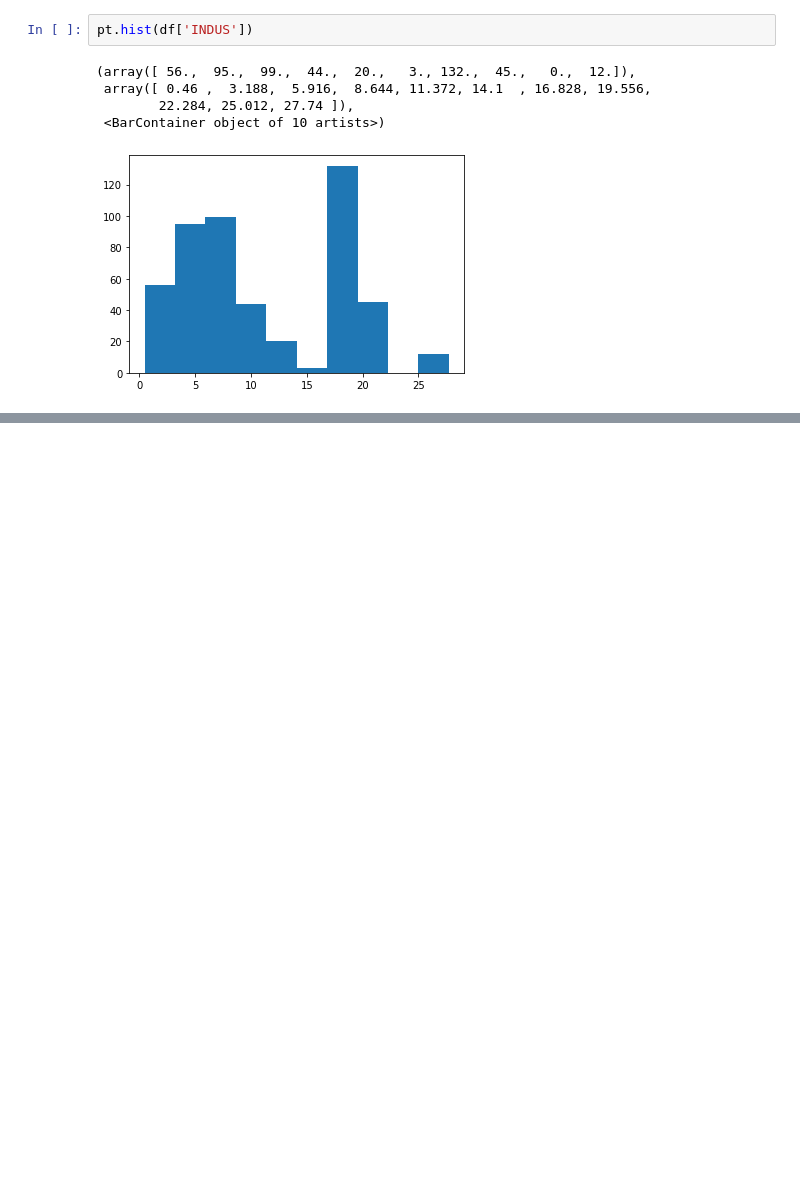
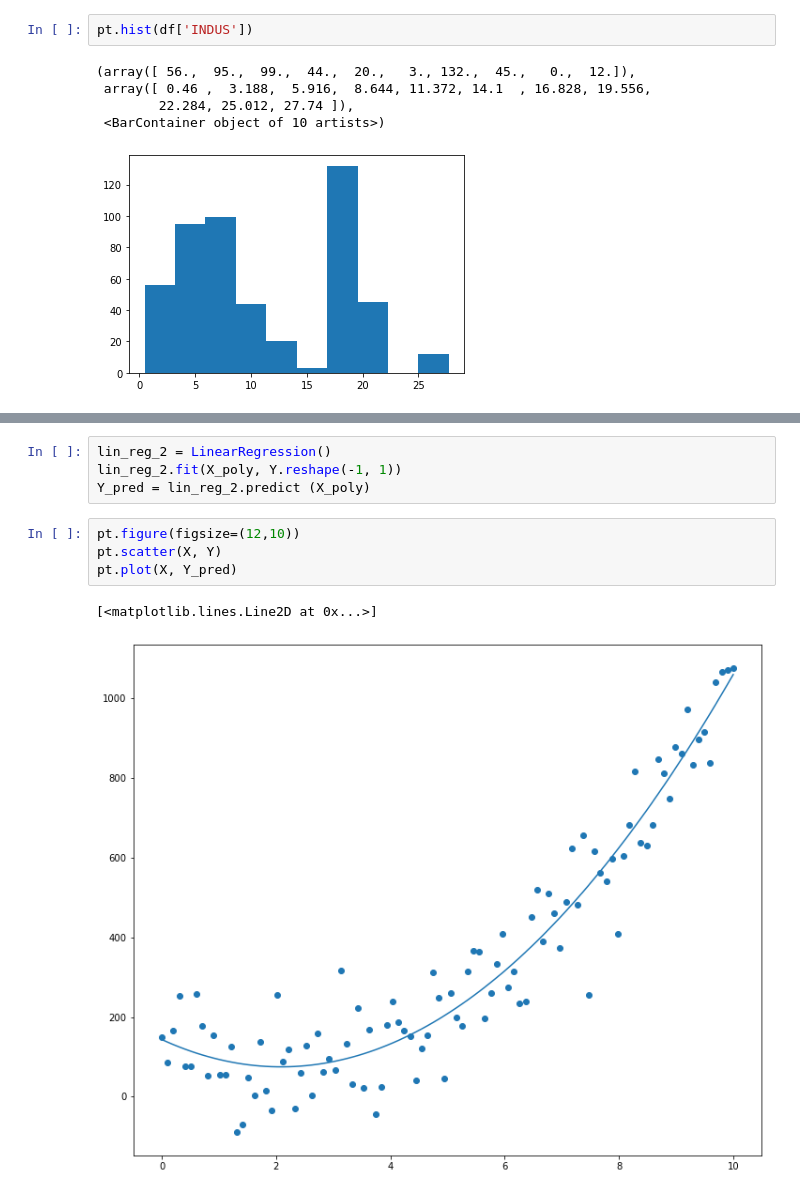
Before and after one commit to mashnun/Regression, a Jupyter notebook: Multiple Regression.ipynb, the cells around one changed output, grey strips where cells are left out. Drawn from its saved outputs; the diff is of its cells as text; blank space fills up the shorter version.

```diff
--- a/Multiple Regression.ipynb
+++ b/Multiple Regression.ipynb
@@ -284,0 +321,11 @@ pt.hist(df['INDUS'])
+# %%
+lin_reg_2 = LinearRegression()
+lin_reg_2.fit(X_poly, Y.reshape(-1, 1))
+Y_pred = lin_reg_2.predict (X_poly)
+# %%
+pt.figure(figsize=(12,10))
+pt.scatter(X, Y)
+pt.plot(X, Y_pred)
+# %% [output]
+[<matplotlib.lines.Line2D at 0x...>]
+[figure, added]
```
Also changed, not shown: parts of 6 cells of this notebook.
